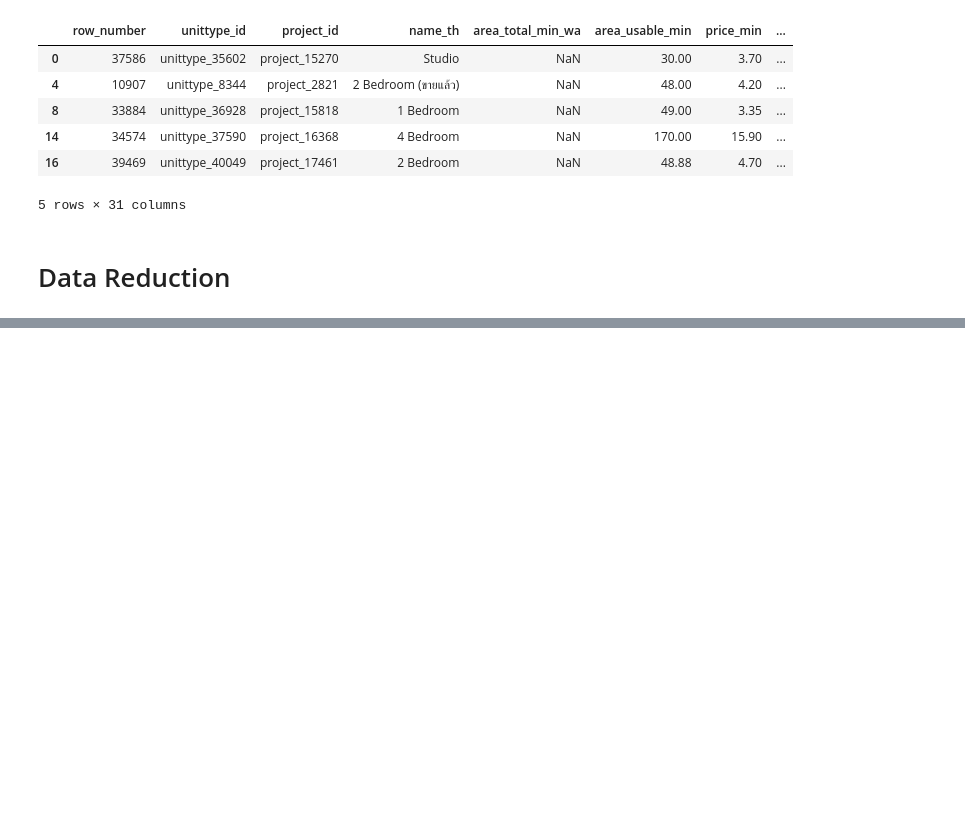
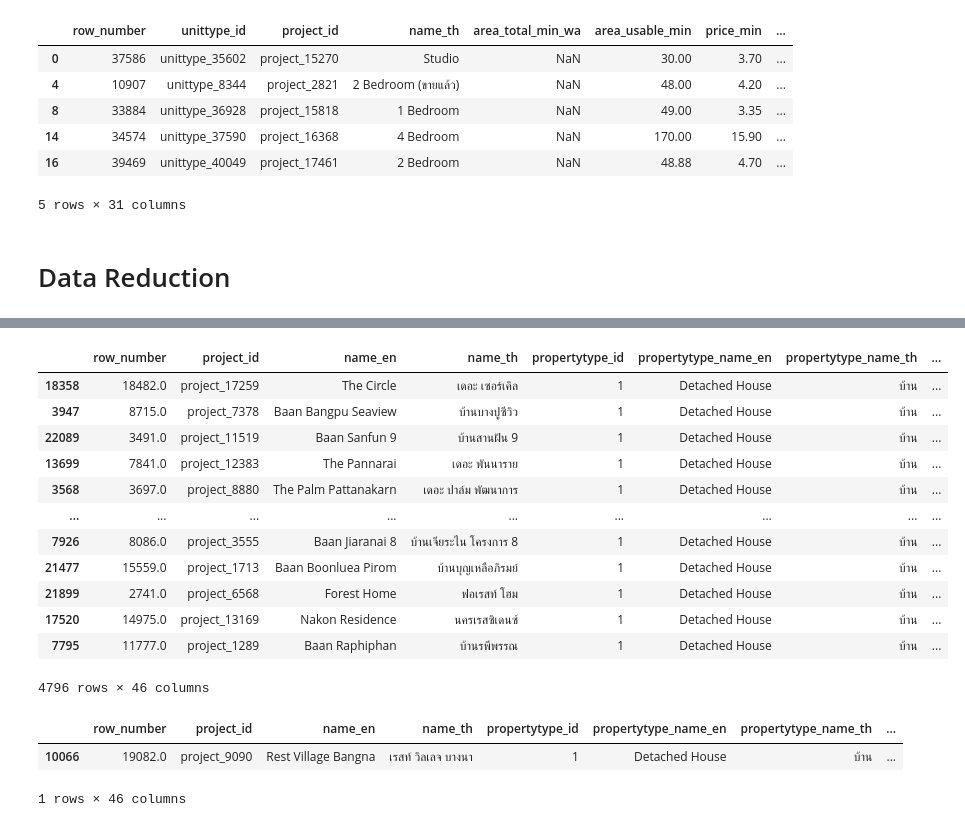
Before and after one commit to tohnperfect/BSC_DPDM2025, a Jupyter notebook: Ch3_Data_Preprocessing.ipynb, the cells around one changed output, grey strips where cells are left out. Cells and saved outputs as stored; diff of their text form; code cells hidden in the pictures; blank space fills up the shorter version.

```diff
--- a/Ch3_Data_Preprocessing.ipynb
+++ b/Ch3_Data_Preprocessing.ipynb
@@ -846,0 +862,2 @@ condo.head()
+# %%
+home = project_df[project_df['propertytype_name_th']=='บ้าน']
@@ -846,0 +881,22 @@ condo.head()
+# %%
+home.sample(4796)
+# %% [output]
+|  | row_number | project_id | name_en | name_th | propertytype_id | propertytype_name_en | propertytype_name_th | ... |
+| 18358 | 18482.0 | project_17259 | The Circle | เดอะ เซอร์เคิล | 1 | Detached House | บ้าน | ... |
+| 3947 | 8715.0 | project_7378 | Baan Bangpu Seaview | บ้านบางปูซีวิว | 1 | Detached House | บ้าน | ... |
+| 22089 | 3491.0 | project_11519 | Baan Sanfun 9 | บ้านสานฝัน 9 | 1 | Detached House | บ้าน | ... |
+| 13699 | 7841.0 | project_12383 | The Pannarai | เดอะ พันนาราย | 1 | Detached House | บ้าน | ... |
+| 3568 | 3697.0 | project_8880 | The Palm Pattanakarn | เดอะ ปาล์ม พัฒนาการ | 1 | Detached House | บ้าน | ... |
+| ... | ... | ... | ... | ... | ... | ... | ... | ... |
+| 7926 | 8086.0 | project_3555 | Baan Jiaranai 8 | บ้านเจียระไน โครงการ 8 | 1 | Detached House | บ้าน | ... |
+| 21477 | 15559.0 | project_1713 | Baan Boonluea Pirom | บ้านบุญเหลือภิรมย์ | 1 | Detached House | บ้าน | ... |
+| 21899 | 2741.0 | project_6568 | Forest Home | ฟอเรสท์ โฮม | 1 | Detached House | บ้าน | ... |
+| 17520 | 14975.0 | project_13169 | Nakon Residence | นครเรสซิเดนซ์ | 1 | Detached House | บ้าน | ... |
+| 7795 | 11777.0 | project_1289 | Baan Raphiphan | บ้านรพีพรรณ | 1 | Detached House | บ้าน | ... |
+4796 rows × 46 columns
+# %%
+home.sample()
+# %% [output]
+|  | row_number | project_id | name_en | name_th | propertytype_id | propertytype_name_en | propertytype_name_th | ... |
+| 10066 | 19082.0 | project_9090 | Rest Village Bangna | เรสท์ วิลเลจ บางนา | 1 | Detached House | บ้าน | ... |
+1 rows × 46 columns
```
Also changed, not shown: parts of 20 cells of this notebook.
